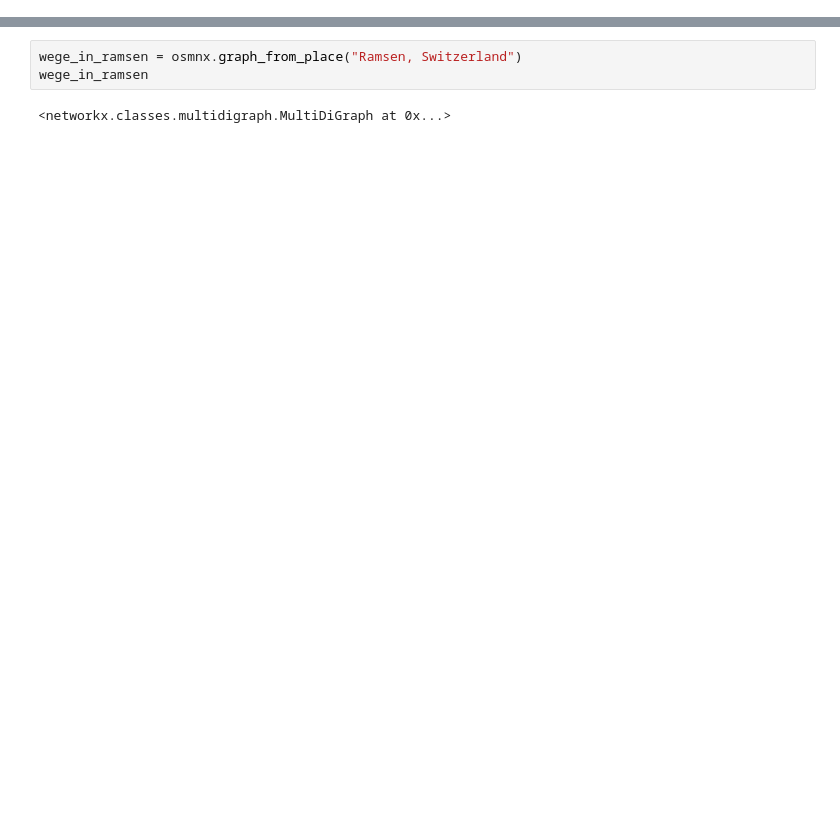
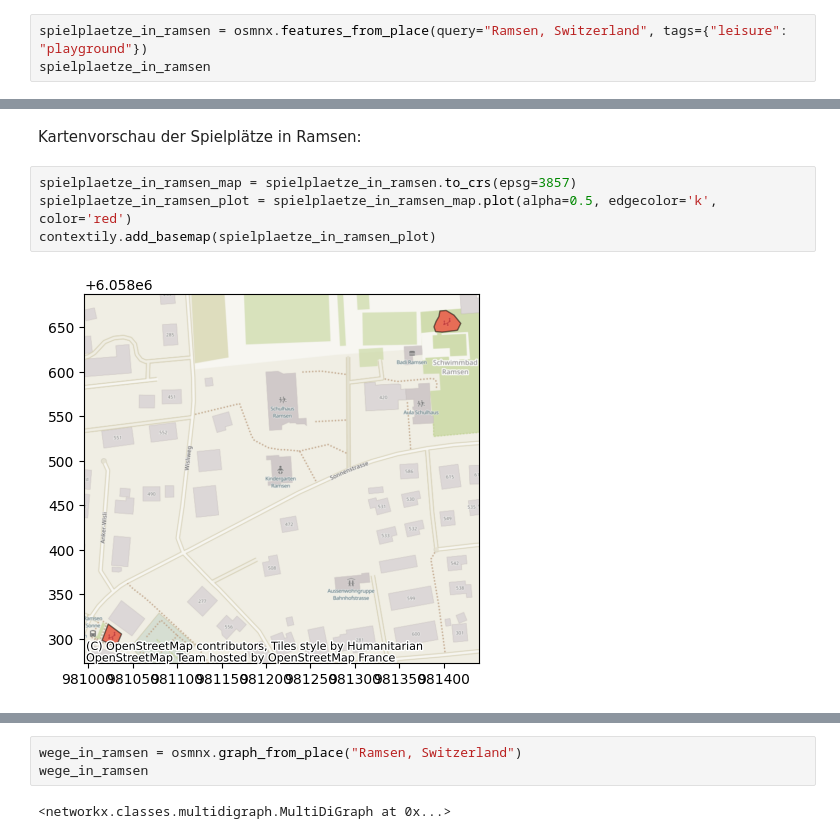
Before and after one commit to edgarbutwilowski/distanzen_spielplaetze_ramsen_py, a Jupyter notebook: distanzen_spielplaetze_ramsen.ipynb, the cells around one changed output, grey strips where cells are left out. Saved outputs shown, nothing was run; the diff lists cells and outputs as text; blank space fills up the shorter version.

```diff
--- a/distanzen_spielplaetze_ramsen.ipynb
+++ b/distanzen_spielplaetze_ramsen.ipynb
@@ -26,0 +21,3 @@ import matplotlib
+# %%
+spielplaetze_in_ramsen = osmnx.features_from_place(query="Ramsen, Switzerland", tags={"leisure": "playground"})
+spielplaetze_in_ramsen
@@ -26,0 +29,8 @@ import matplotlib
+# %% [markdown]
+Kartenvorschau der Spielplätze in Ramsen:
+# %%
+spielplaetze_in_ramsen_map = spielplaetze_in_ramsen.to_crs(epsg=3857)
+spielplaetze_in_ramsen_plot = spielplaetze_in_ramsen_map.plot(alpha=0.5, edgecolor='k', color='red')
+contextily.add_basemap(spielplaetze_in_ramsen_plot)
+# %% [output]
+[figure, added]
```
Also changed, not shown: parts of 9 cells of this notebook.
